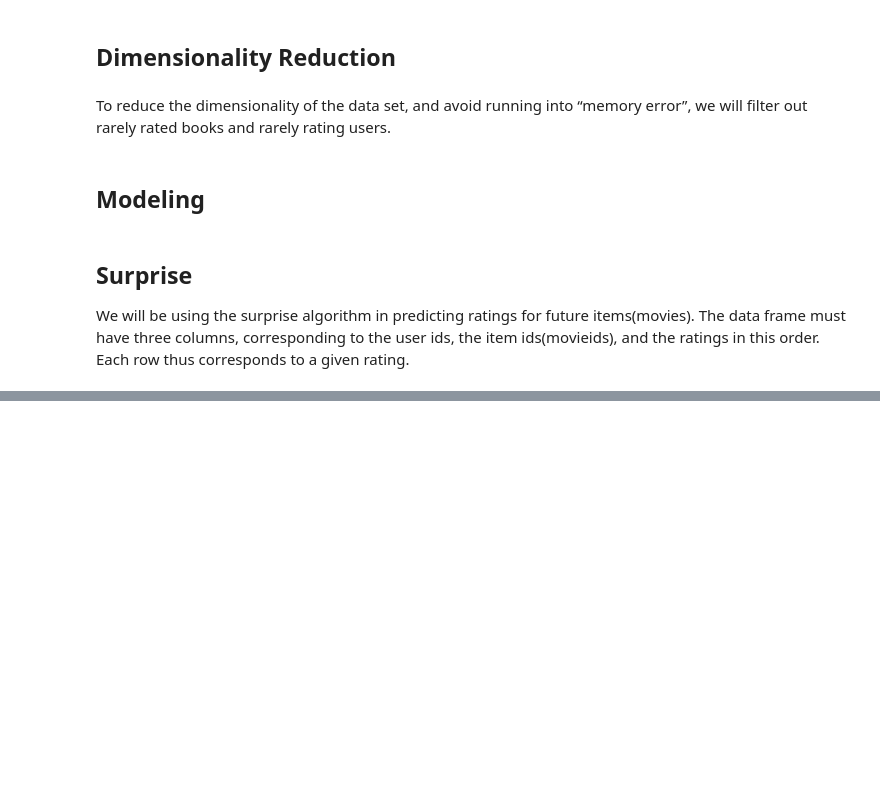
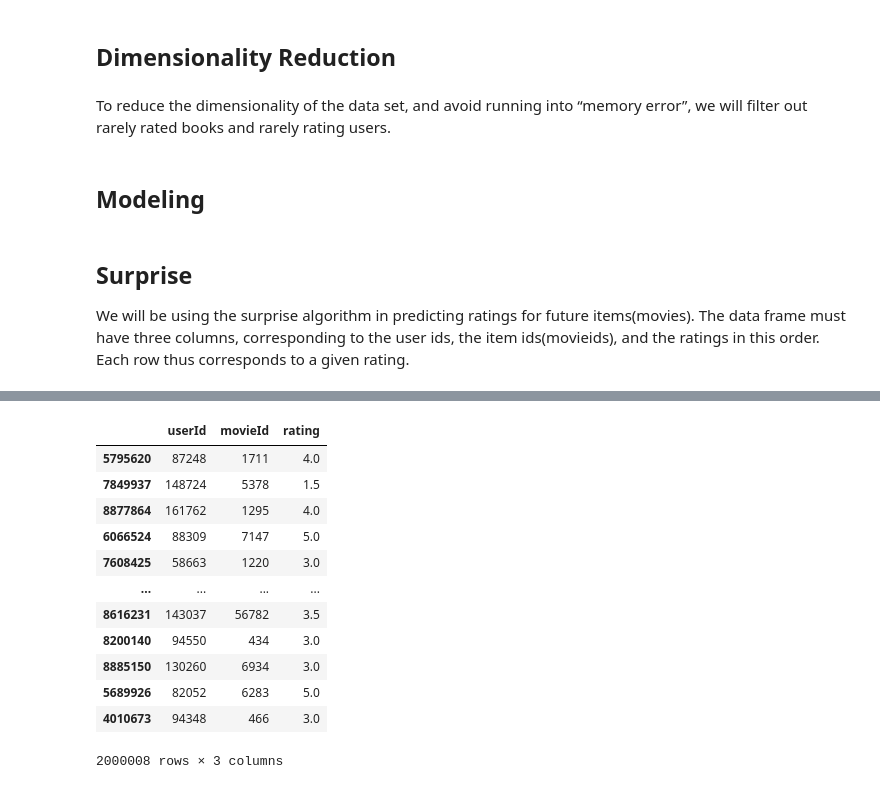
Before and after one commit to Team3-CPT-Avengers/unsupervised-predict-streamlit-template, a Jupyter notebook: Raphael_Notebook.ipynb, the cells around one changed output, grey strips where cells are left out. Saved outputs shown, nothing was run; the diff lists cells and outputs as text; code cells hidden in the pictures; blank space fills up the shorter version.

```diff
--- a/Raphael_Notebook.ipynb
+++ b/Raphael_Notebook.ipynb
@@ -364,3 +364,8 @@ The data frame must have three columns, corresponding to the user ids, the item
 # %%
 from surprise import Reader, Dataset
+# %%
+df_train = train[['userId', 'movieId', 'rating']]
+trainset, testset = train_test_split(df_train,
+                                     test_size=0.20,
+                                     random_state = 50)
 # %%
@@ -451,0 +428,16 @@ surprise?
+# %%
+testset
+# %% [output]
+|  | userId | movieId | rating |
+| 5795620 | 87248 | 1711 | 4.0 |
+| 7849937 | 148724 | 5378 | 1.5 |
+| 8877864 | 161762 | 1295 | 4.0 |
+| 6066524 | 88309 | 7147 | 5.0 |
+| 7608425 | 58663 | 1220 | 3.0 |
+| ... | ... | ... | ... |
+| 8616231 | 143037 | 56782 | 3.5 |
+| 8200140 | 94550 | 434 | 3.0 |
+| 8885150 | 130260 | 6934 | 3.0 |
+| 5689926 | 82052 | 6283 | 5.0 |
+| 4010673 | 94348 | 466 | 3.0 |
+2000008 rows × 3 columns
```
Also changed, not shown: parts of 14 cells of this notebook.
